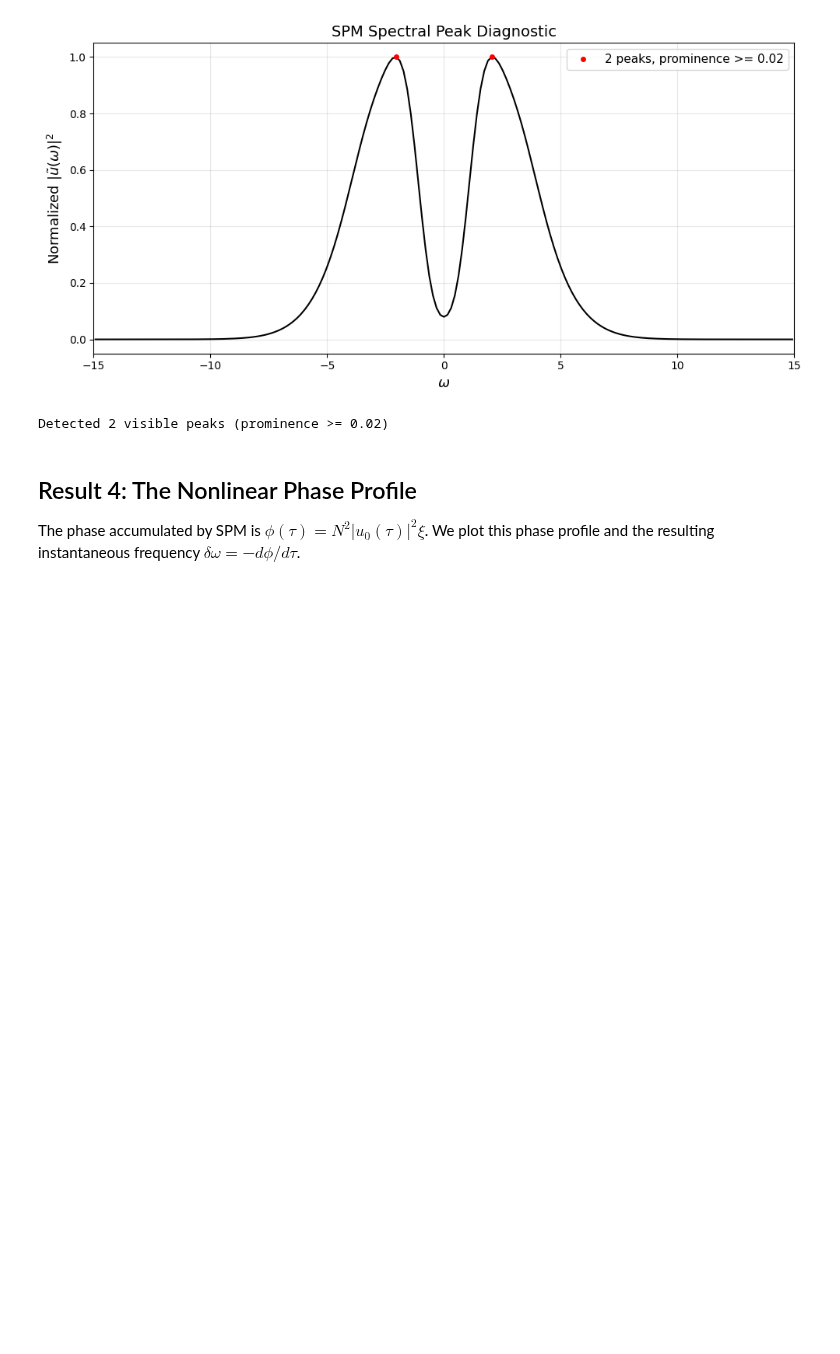
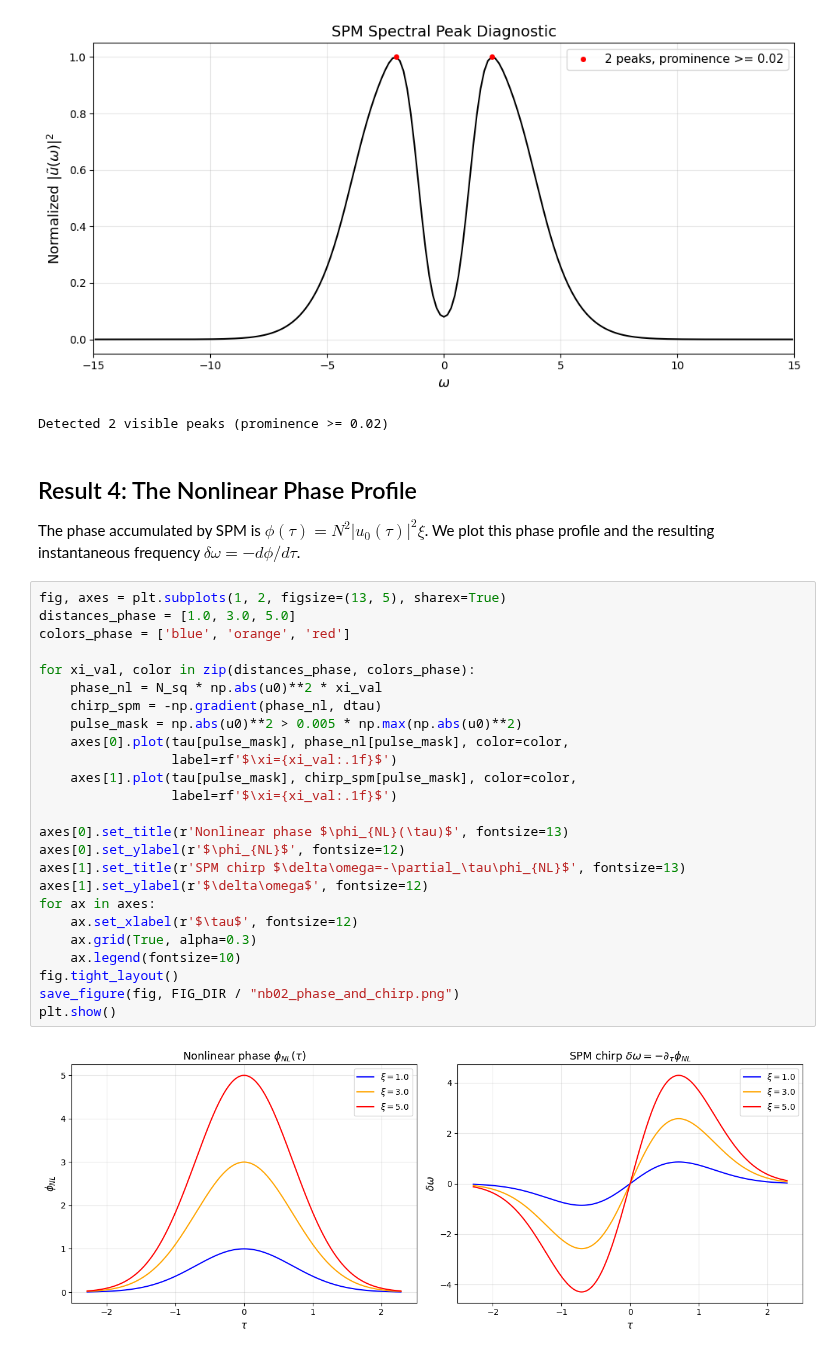
Before and after one commit to abbas-ahmad-cowlar/split-step-fourier-nlse, a Jupyter notebook: notebooks/02_spm.ipynb, the cells around one changed output. Saved outputs shown, nothing was run; the diff lists cells and outputs as text; blank space fills up the shorter version.

Commit message:
Save 02 spm figure output

```diff
--- a/notebooks/02_spm.ipynb
+++ b/notebooks/02_spm.ipynb
@@ -196,3 +196,30 @@ Detected 2 visible peaks (prominence >= 0.02)
 
 The phase accumulated by SPM is $\phi(\tau) = N^2 |u_0(\tau)|^2 \xi$. We plot this phase
 profile and the resulting instantaneous frequency $\delta\omega = -d\phi/d\tau$.
+# %%
+fig, axes = plt.subplots(1, 2, figsize=(13, 5), sharex=True)
+distances_phase = [1.0, 3.0, 5.0]
+colors_phase = ['blue', 'orange', 'red']
+
+for xi_val, color in zip(distances_phase, colors_phase):
+    phase_nl = N_sq * np.abs(u0)**2 * xi_val
+    chirp_spm = -np.gradient(phase_nl, dtau)
+    pulse_mask = np.abs(u0)**2 > 0.005 * np.max(np.abs(u0)**2)
+    axes[0].plot(tau[pulse_mask], phase_nl[pulse_mask], color=color,
+                 label=rf'$\xi={xi_val:.1f}$')
+    axes[1].plot(tau[pulse_mask], chirp_spm[pulse_mask], color=color,
+                 label=rf'$\xi={xi_val:.1f}$')
+
+axes[0].set_title(r'Nonlinear phase $\phi_{NL}(\tau)$', fontsize=13)
+axes[0].set_ylabel(r'$\phi_{NL}$', fontsize=12)
+axes[1].set_title(r'SPM chirp $\delta\omega=-\partial_\tau\phi_{NL}$', fontsize=13)
+axes[1].set_ylabel(r'$\delta\omega$', fontsize=12)
+for ax in axes:
+    ax.set_xlabel(r'$\tau$', fontsize=12)
+    ax.grid(True, alpha=0.3)
+    ax.legend(fontsize=10)
+fig.tight_layout()
+save_figure(fig, FIG_DIR / "nb02_phase_and_chirp.png")
+plt.show()
+# %% [output]
+[figure, added]
```
